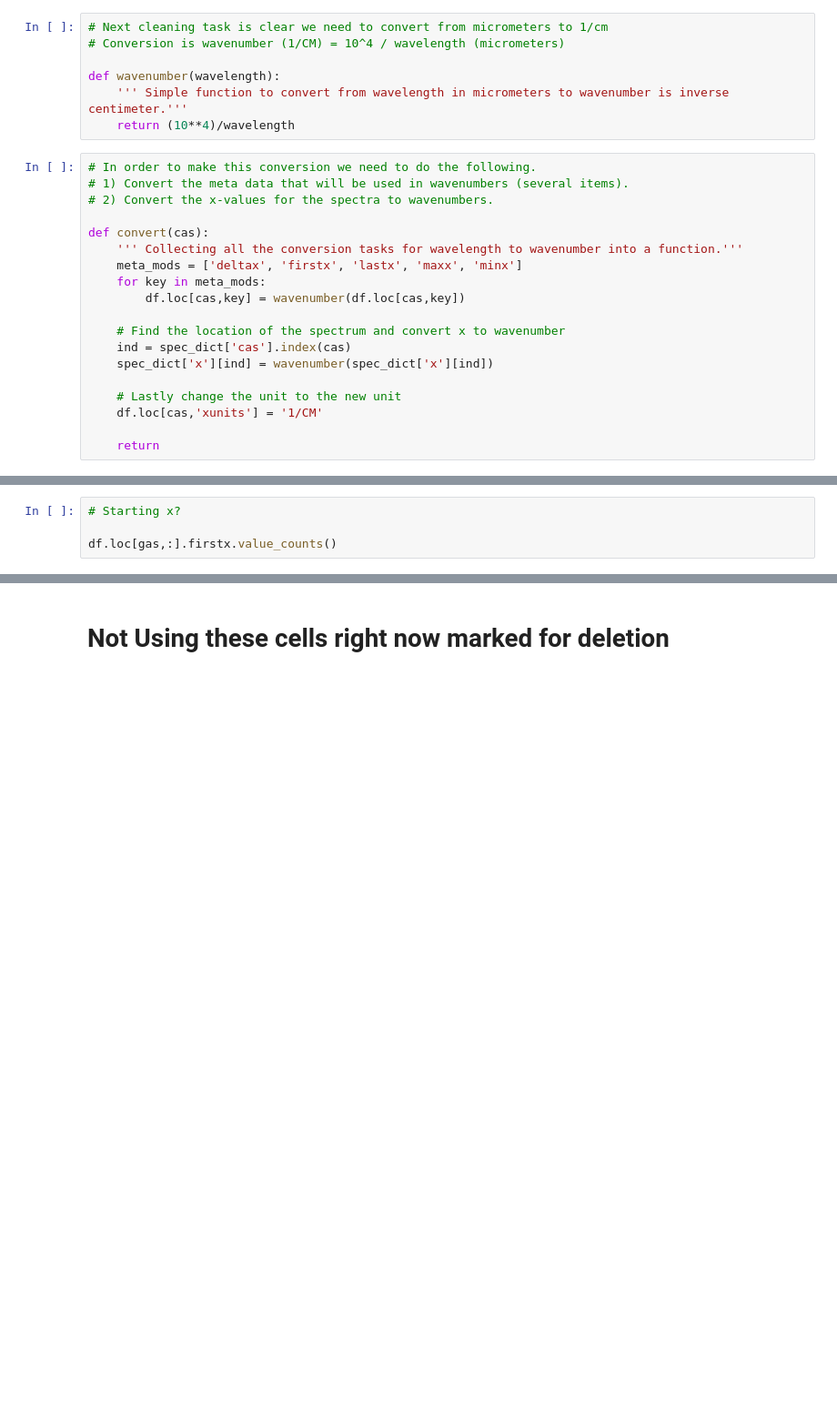
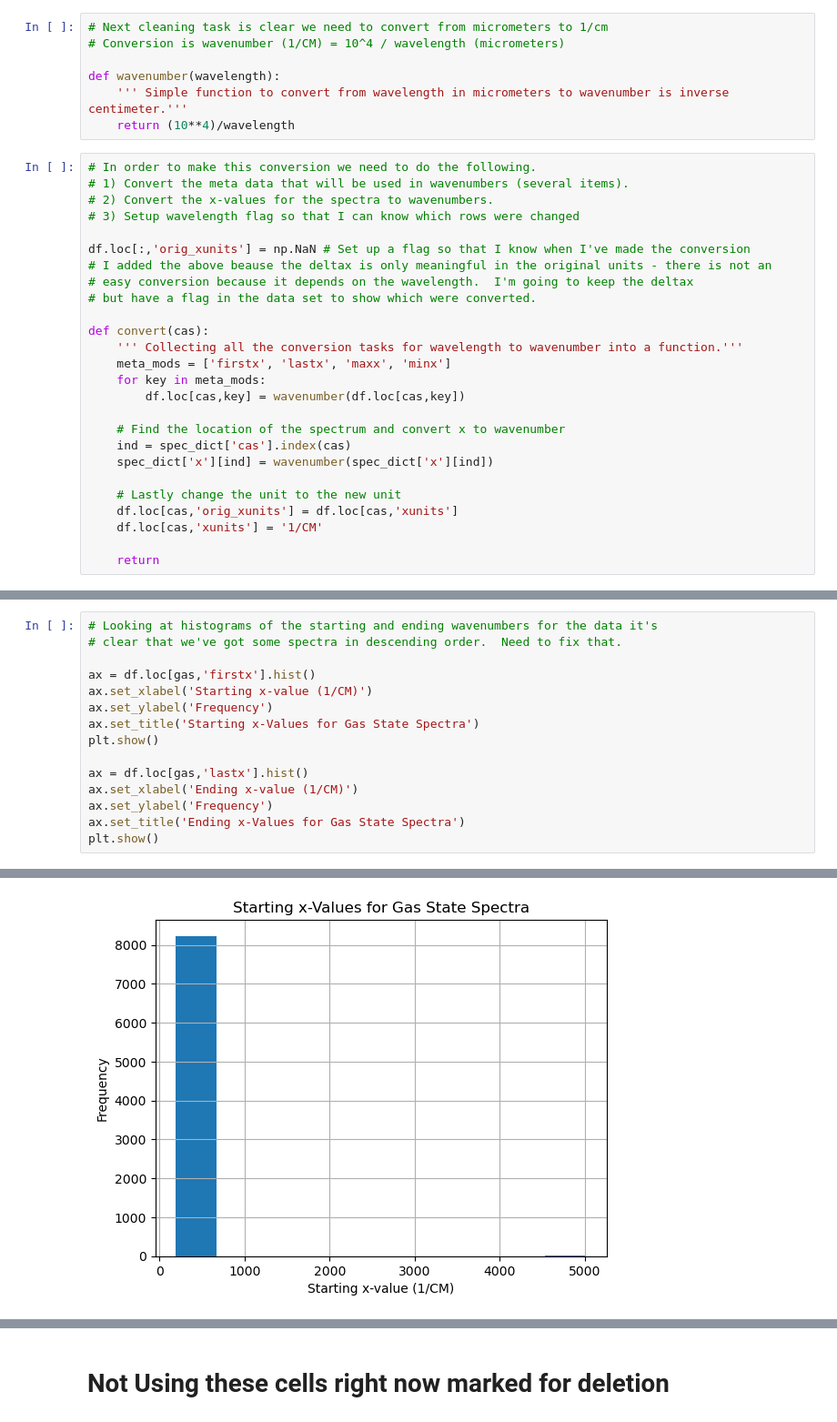
Before and after one commit to kevinpatrickkent/NIST-IR-MachineLearning, a Jupyter notebook: NISTWebbookML.ipynb, the cells around one changed output, grey strips where cells are left out. Shown at 91% size. Cells and saved outputs as stored; diff of their text form; blank space fills up the shorter version.

```diff
--- a/NISTWebbookML.ipynb
+++ b/NISTWebbookML.ipynb
@@ -429,10 +431,16 @@ def wavenumber(wavelength):
 # In order to make this conversion we need to do the following.
 # 1) Convert the meta data that will be used in wavenumbers (several items).
 # 2) Convert the x-values for the spectra to wavenumbers.
+# 3) Setup wavelength flag so that I can know which rows were changed
+
+df.loc[:,'orig_xunits'] = np.NaN # Set up a flag so that I know when I've made the conversion
+# I added the above beause the deltax is only meaningful in the original units - there is not an
+# easy conversion because it depends on the wavelength.  I'm going to keep the deltax
+# but have a flag in the data set to show which were converted.
 
 def convert(cas):
     ''' Collecting all the conversion tasks for wavelength to wavenumber into a function.'''
-    meta_mods = ['deltax', 'firstx', 'lastx', 'maxx', 'minx']
+    meta_mods = ['firstx', 'lastx', 'maxx', 'minx']
     for key in meta_mods:
         df.loc[cas,key] = wavenumber(df.loc[cas,key])
 
@@ -441,6 +449,7 @@ def convert(cas):
     spec_dict['x'][ind] = wavenumber(spec_dict['x'][ind])
 
     # Lastly change the unit to the new unit
+    df.loc[cas,'orig_xunits'] = df.loc[cas,'xunits']
     df.loc[cas,'xunits'] = '1/CM'
 
     return
@@ -510,5 +533,16 @@ That went as expected now move on to checking on other items that may need clean
 # %%
-# Starting x?
+# Looking at histograms of the starting and ending wavenumbers for the data it's
+# clear that we've got some spectra in descending order.  Need to fix that.
 
-df.loc[gas,:].firstx.value_counts()
+ax = df.loc[gas,'firstx'].hist()
+ax.set_xlabel('Starting x-value (1/CM)')
+ax.set_ylabel('Frequency')
+ax.set_title('Starting x-Values for Gas State Spectra')
+plt.show()
+
+ax = df.loc[gas,'lastx'].hist()
+ax.set_xlabel('Ending x-value (1/CM)')
+ax.set_ylabel('Frequency')
+ax.set_title('Ending x-Values for Gas State Spectra')
+plt.show()
 # %% [output]
@@ -531,0 +549 @@ Name: firstx, dtype: int64
+[figure, added]
```
Also changed, not shown: parts of 32 cells of this notebook.
